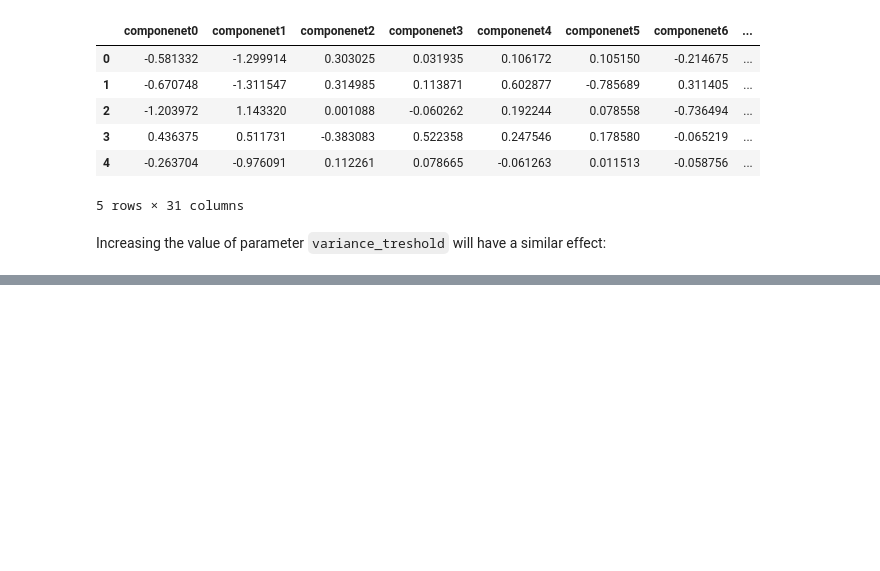
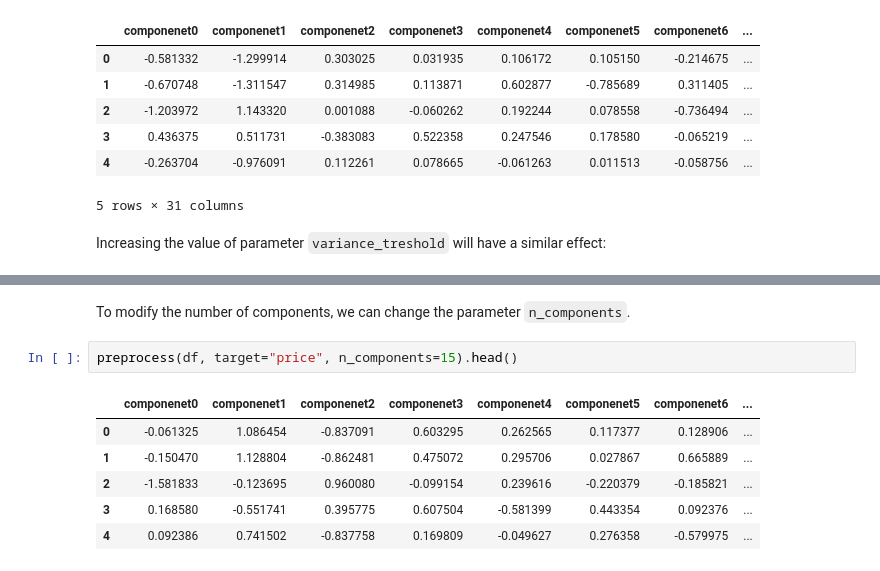
Before and after one commit to MichalRedm/DM-project1, a Jupyter notebook: samples.ipynb, the cells around one changed output, grey strips where cells are left out. Drawn from its saved outputs; the diff is of its cells as text; blank space fills up the shorter version.

```diff
--- a/samples.ipynb
+++ b/samples.ipynb
@@ -67,0 +68,11 @@ preprocess(df, target="price", variance_treshold=0.02, verbose=False).head()
+# %% [markdown]
+To modify the number of components, we can change the parameter `n_components`.
+# %%
+preprocess(df, target="price", n_components=15).head()
+# %% [output]
+|  | componenet0 | componenet1 | componenet2 | componenet3 | componenet4 | componenet5 | componenet6 | ... |
+| 0 | -0.061325 | 1.086454 | -0.837091 | 0.603295 | 0.262565 | 0.117377 | 0.128906 | ... |
+| 1 | -0.150470 | 1.128804 | -0.862481 | 0.475072 | 0.295706 | 0.027867 | 0.665889 | ... |
+| 2 | -1.581833 | -0.123695 | 0.960080 | -0.099154 | 0.239616 | -0.220379 | -0.185821 | ... |
+| 3 | 0.168580 | -0.551741 | 0.395775 | 0.607504 | -0.581399 | 0.443354 | 0.092376 | ... |
+| 4 | 0.092386 | 0.741502 | -0.837758 | 0.169809 | -0.049627 | 0.276358 | -0.579975 | ... |
```
Also changed, not shown: parts of 5 cells of this notebook, 1 other file.
